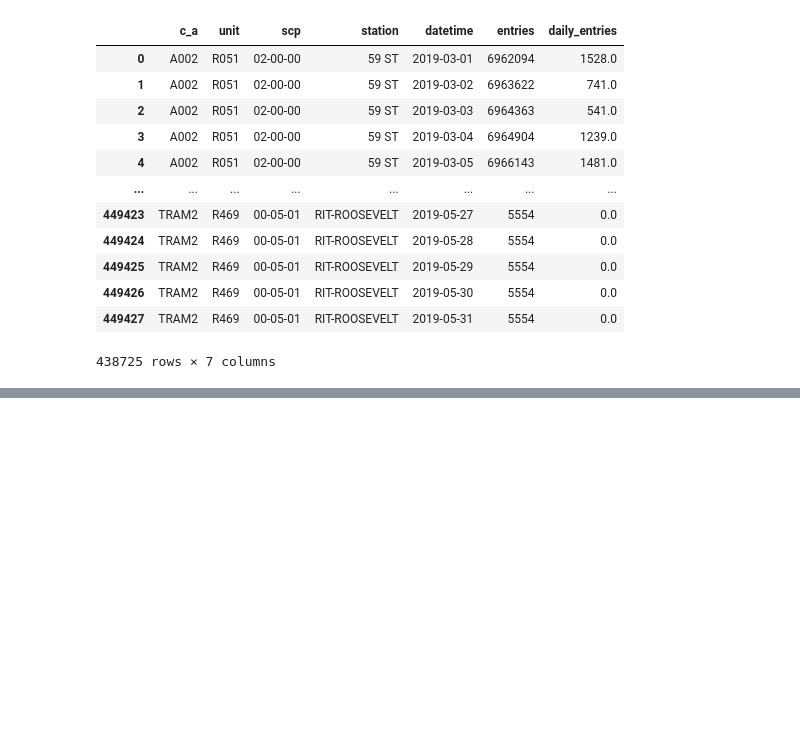
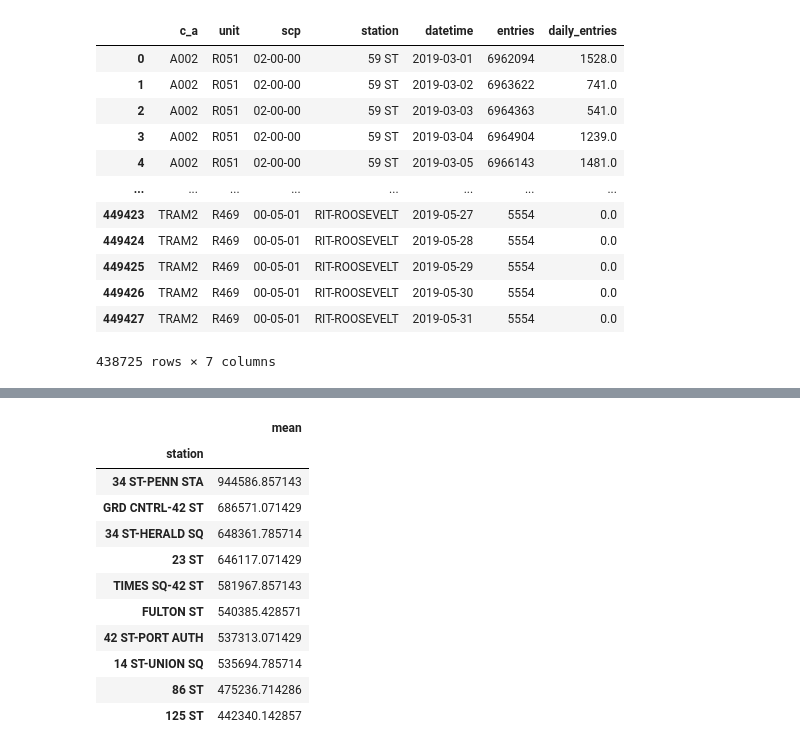
Before and after one commit to mollyliebeskind/Metis_Project1_CTA_Turnstile_EDA, a Jupyter notebook: starting_point.ipynb, the cells around one changed output, grey strips where cells are left out. Saved outputs shown, nothing was run; the diff lists cells and outputs as text; code cells hidden in the pictures; blank space fills up the shorter version.

```diff
--- a/starting_point.ipynb
+++ b/starting_point.ipynb
@@ -315,0 +327,5 @@ mta_daily
+# %%
+mta_daily['datetime'] = pd.to_datetime(mta_daily.datetime,format="%Y-%m-%d")
+# %%
+grouped_by_station_and_week = mta_daily.groupby(['station',mta_daily.datetime.dt.week])['daily_entries'].agg([np.sum]).reset_index()
+grouped_by_station_and_week = grouped_by_station_and_week.rename(columns={'datetime': 'week', 'sum':'weekly_entries'})
@@ -315,0 +352,17 @@ mta_daily
+# %%
+grp_sta_wk_mean = grouped_by_station_and_week.groupby('station')['weekly_entries'].agg(['mean'])
+grp_sta_wk_mean = grp_sta_wk_mean.sort_values(by='mean', ascending=False)[:10]
+grp_sta_wk_mean
+# %% [output]
+|  | mean |
+| station |  |
+| 34 ST-PENN STA | 944586.857143 |
+| GRD CNTRL-42 ST | 686571.071429 |
+| 34 ST-HERALD SQ | 648361.785714 |
+| 23 ST | 646117.071429 |
+| TIMES SQ-42 ST | 581967.857143 |
+| FULTON ST | 540385.428571 |
+| 42 ST-PORT AUTH | 537313.071429 |
+| 14 ST-UNION SQ | 535694.785714 |
+| 86 ST | 475236.714286 |
+| 125 ST | 442340.142857 |
```
Also changed, not shown: parts of 28 cells of this notebook.
